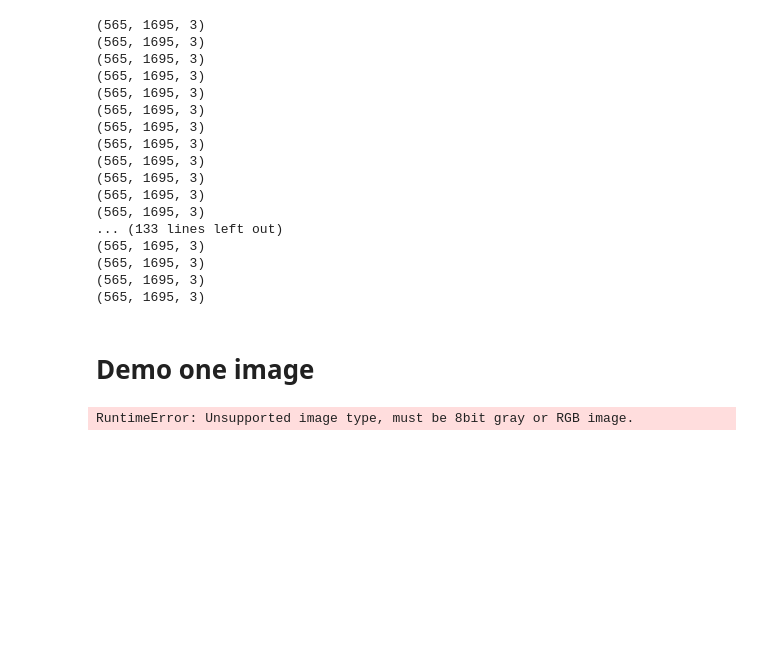
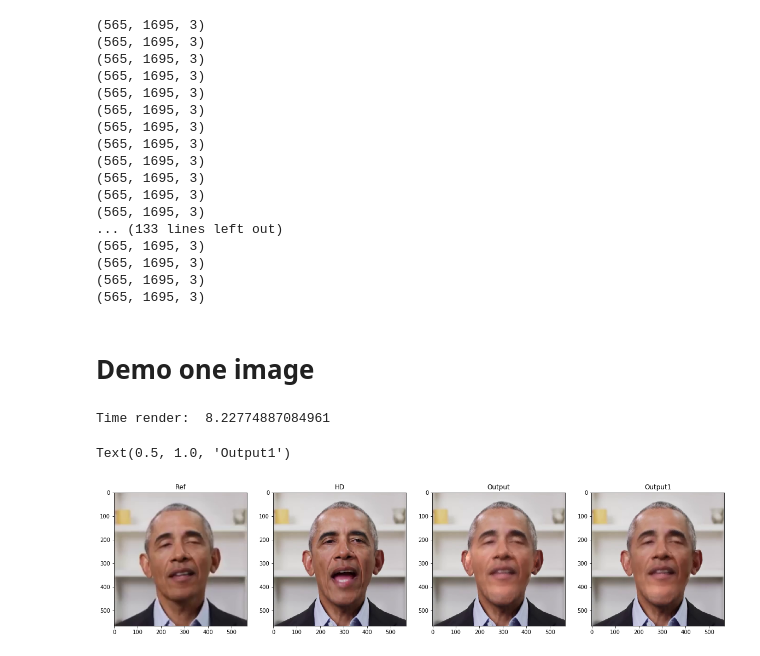
Before and after one commit to vuthede/first-order-model, a Jupyter notebook: notebooks/warp-3d-clean.ipynb, the cells around one changed output. Saved outputs shown, nothing was run; the diff lists cells and outputs as text; code cells hidden in the pictures; blank space fills up the shorter version.

```diff
--- a/notebooks/warp-3d-clean.ipynb
+++ b/notebooks/warp-3d-clean.ipynb
@@ -188,39 +261,47 @@ def warp_face2(img_in, img_ref):
 
     # t1 = time.time()
     new_image = render_texture(warp_vertices.T, color.T, prn.triangles.T, h, w, c = 3)
+    new_image = (new_image*255).astype(np.uint8)
 
-    pos3 = prn.process(new_image*255)
+    pos3 = prn.process(new_image)
     vertices3 = prn.get_vertices(pos3)
     texture_ref3 = cv2.remap(new_image/255.0, pos3[:,:,:2].astype(np.float32), None, interpolation=cv2.INTER_NEAREST, borderMode=cv2.BORDER_CONSTANT,borderValue=(0))
     color3 = prn.get_colors_from_texture(texture_ref3)
     new_image3 = render_texture(vertices3.T, color3.T, prn.triangles.T, h, w, c = 3)
 
 
-    color_mask = np.ones((warp_vertices.shape[0], 1))
 
-    # print("Time render: ", time.time()-t1)
-    facemask = render_texture(vertices3.T, color_mask.T, prn.triangles.T, h, w, c = 3)
+    # color_mask = np.ones((warp_vertices.shape[0], 1))
 
-    # # Using seamlessCloning to blending images
-    vis_ind = np.argwhere(facemask>0)
-    vis_min = np.min(vis_ind, 0)
-    vis_max = np.max(vis_ind, 0)
-    center = (int((vis_min[1] + vis_max[1])/2+0.5), int((vis_min[0] + vis_max[0])/2+0.5))
-    output = cv2.seamlessClone((new_image3*255).astype(np.uint8),(img_in).astype(np.uint8), (facemask*255).astype(np.uint8), center, cv2.NORMAL_CLONE)
+    # # print("Time render: ", time.time()-t1)
+    # facemask = render_texture(vertices3.T, color_mask.T, prn.triangles.T, h, w, c = 3)
+
+    # # # Using seamlessCloning to blending images
+    # vis_ind = np.argwhere(facemask>0)
+    # vis_min = np.min(vis_ind, 0)
+    # vis_max = np.max(vis_ind, 0)
+    # center = (int((vis_min[1] + vis_max[1])/2+0.5), int((vis_min[0] + vis_max[0])/2+0.5))
+    # output = cv2.seamlessClone((new_image3*255).astype(np.uint8),(img_in).astype(np.uint8), (facemask*255).astype(np.uint8), center, cv2.NORMAL_CLONE)
 
     return output
 # %%
-img_in = cv2.imread("/home/vuthede/Desktop/3D/76_in.png")
-img_ref = cv2.imread("/home/vuthede/Desktop/3D/76_ref.png")
+img_in = cv2.imread("/home/vuthede/Desktop/3D/5_in.png")
+img_ref = cv2.imread("/home/vuthede/Desktop/3D/5_ref.png")
 
 output = warp_face2(img_in, img_ref)
+output1 = warp_face(img_in, img_ref)
 
-fig, ax = plt.subplots(1,3,figsize=(20,5))
+
+fig, ax = plt.subplots(1,4,figsize=(20,5))
 ax[1].imshow(img_in[:,:,::-1])
 ax[1].set_title("HD")
 ax[0].imshow(img_ref[:,:,::-1])
 ax[0].set_title("Ref")
 ax[2].imshow(output[:,:,::-1])
 ax[2].set_title("Output")
+ax[3].imshow(output1[:,:,::-1])
+ax[3].set_title("Output1")
 # %% [output]
-RuntimeError: Unsupported image type, must be 8bit gray or RGB image.
+Time render:  8.22774887084961
+Text(0.5, 1.0, 'Output1')
+[figure, added]
```
Also changed, not shown: parts of 3 cells of this notebook, 2 other files.
